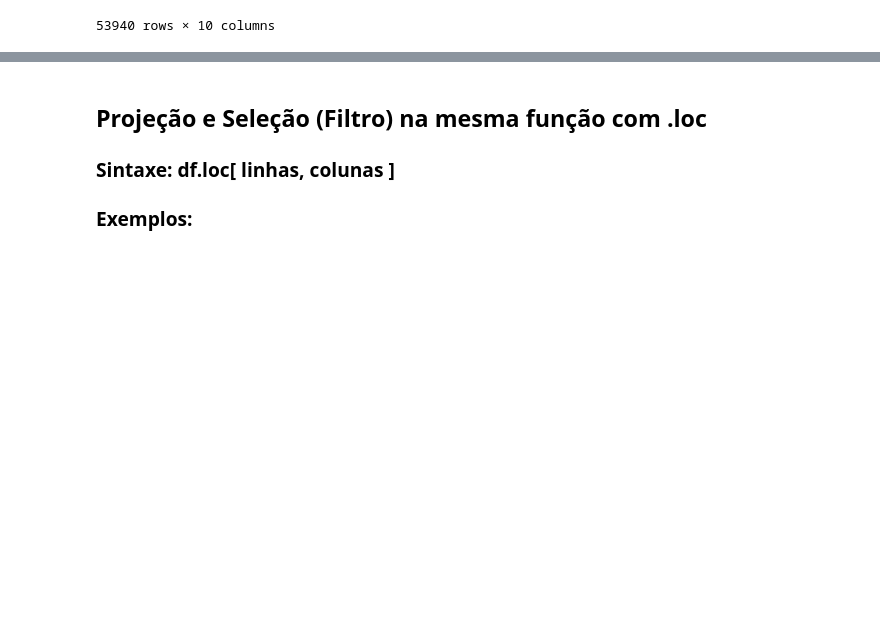
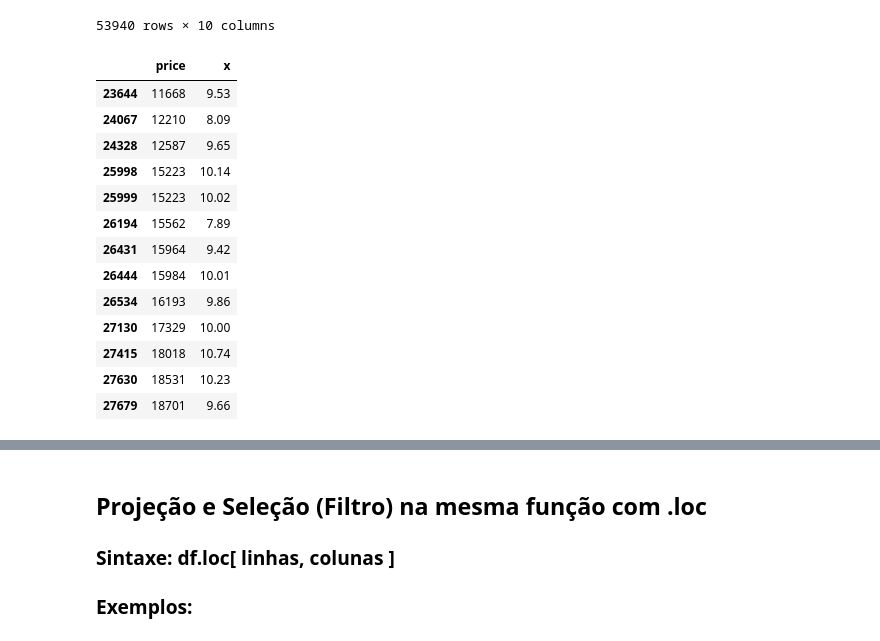
Before and after one commit to alexlopespereira/minicursoIDP2021, a Jupyter notebook: algebra_relacional/Teoria_AlgebraRelacional.ipynb, the cells around one changed output, grey strips where cells are left out. Drawn from its saved outputs; the diff is of its cells as text; code cells hidden in the pictures; blank space fills up the shorter version.

```diff
--- a/algebra_relacional/Teoria_AlgebraRelacional.ipynb
+++ b/algebra_relacional/Teoria_AlgebraRelacional.ipynb
@@ -302,0 +354,17 @@ diamonds
+# %%
+diamonds.loc[regra, ['price','x']]
+# %% [output]
+|  | price | x |
+| 23644 | 11668 | 9.53 |
+| 24067 | 12210 | 8.09 |
+| 24328 | 12587 | 9.65 |
+| 25998 | 15223 | 10.14 |
+| 25999 | 15223 | 10.02 |
+| 26194 | 15562 | 7.89 |
+| 26431 | 15964 | 9.42 |
+| 26444 | 15984 | 10.01 |
+| 26534 | 16193 | 9.86 |
+| 27130 | 17329 | 10.00 |
+| 27415 | 18018 | 10.74 |
+| 27630 | 18531 | 10.23 |
+| 27679 | 18701 | 9.66 |
```
Also changed, not shown: parts of 19 cells of this notebook.
